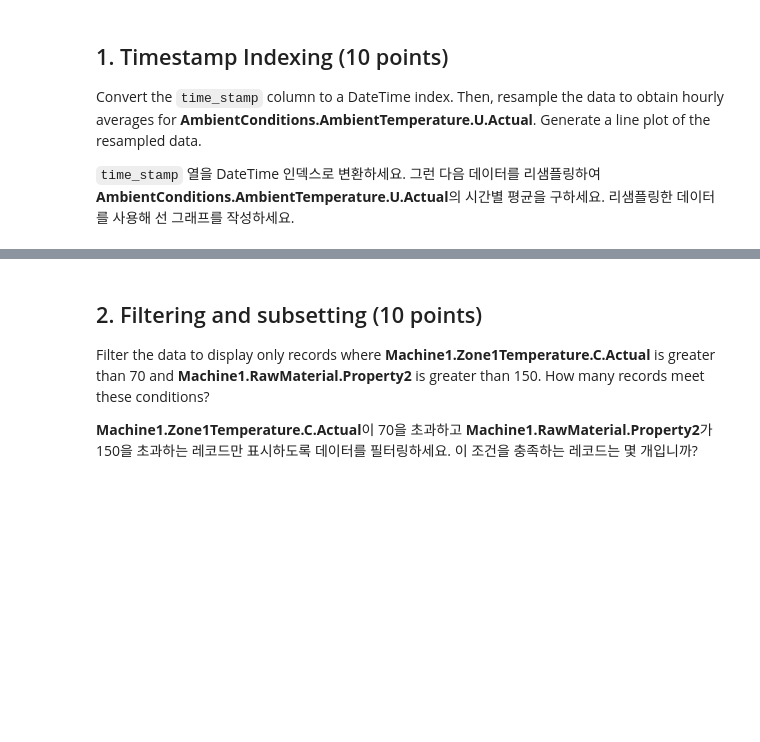
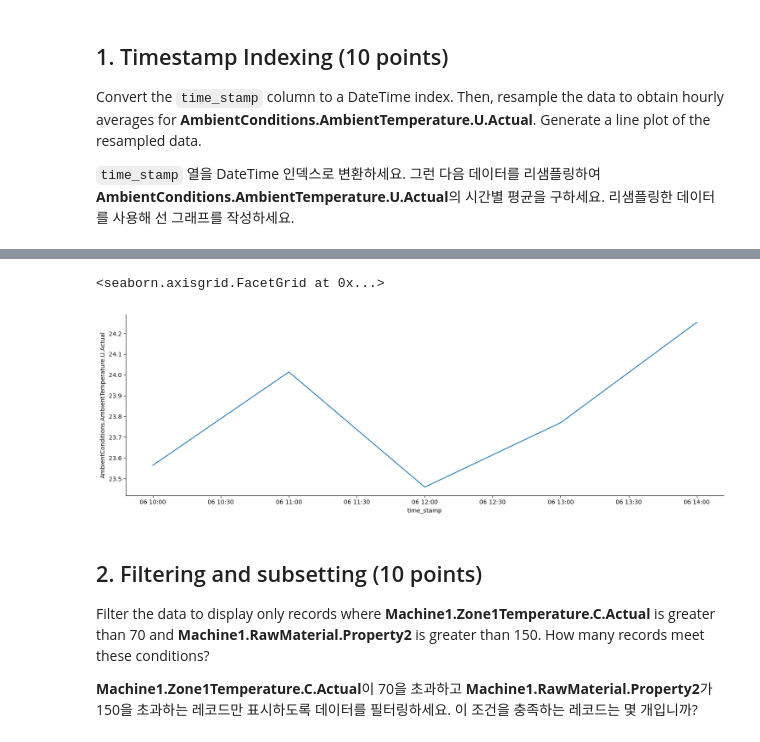
Before and after one commit to SyngyeonTak/Best-README-Template, a Jupyter notebook: DAEM_Midterm_practical_test.ipynb, the cells around one changed output, grey strips where cells are left out. Saved outputs shown, nothing was run; the diff lists cells and outputs as text; code cells hidden in the pictures; blank space fills up the shorter version.

```diff
--- a/DAEM_Midterm_practical_test.ipynb
+++ b/DAEM_Midterm_practical_test.ipynb
@@ -238,3 +280,7 @@ data2.head(5)
    Convert the `time_stamp` column to a DateTime index. Then, resample the data to obtain hourly averages for **AmbientConditions.AmbientTemperature.U.Actual**. Generate a line plot of the resampled data.
 
    `time_stamp` 열을 DateTime 인덱스로 변환하세요. 그런 다음 데이터를 리샘플링하여 **AmbientConditions.AmbientTemperature.U.Actual**의 시간별 평균을 구하세요. 리샘플링한 데이터를 사용해 선 그래프를 작성하세요.
+# %%
+data2 = data2.set_index('time_stamp')
+
+data2
@@ -240,0 +302,3 @@ data2.head(5)
+# %%
+data2.index = pd.to_datetime(data2.index)
+data2
@@ -240,0 +320,6 @@ data2.head(5)
+# %%
+df2_sub1 = data2['AmbientConditions.AmbientTemperature.U.Actual']
+
+df2_sub1 = df2_sub1.resample('h').mean()
+
+df2_sub1
@@ -241,3 +335,8 @@ data2.head(5)
+# %%
+sns.relplot(df2_sub1, kind = 'line', aspect = 3.0)
+# %% [output]
+<seaborn.axisgrid.FacetGrid at 0x...>
+[figure, added]
 # %% [markdown]
 ## 2. Filtering and subsetting (10 points)
 Filter the data to display only records where **Machine1.Zone1Temperature.C.Actual** is greater than 70 and **Machine1.RawMaterial.Property2** is greater than 150. How many records meet these conditions?
```
Also changed, not shown: parts of 9 cells of this notebook.
